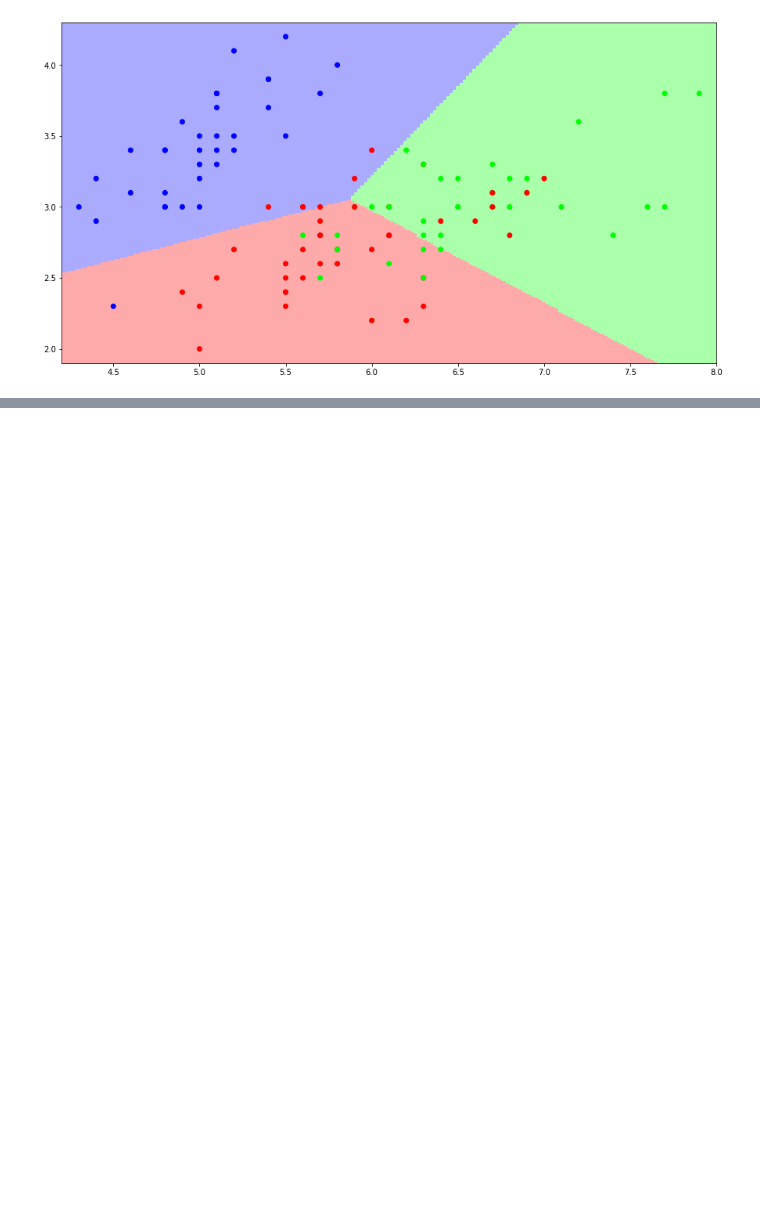
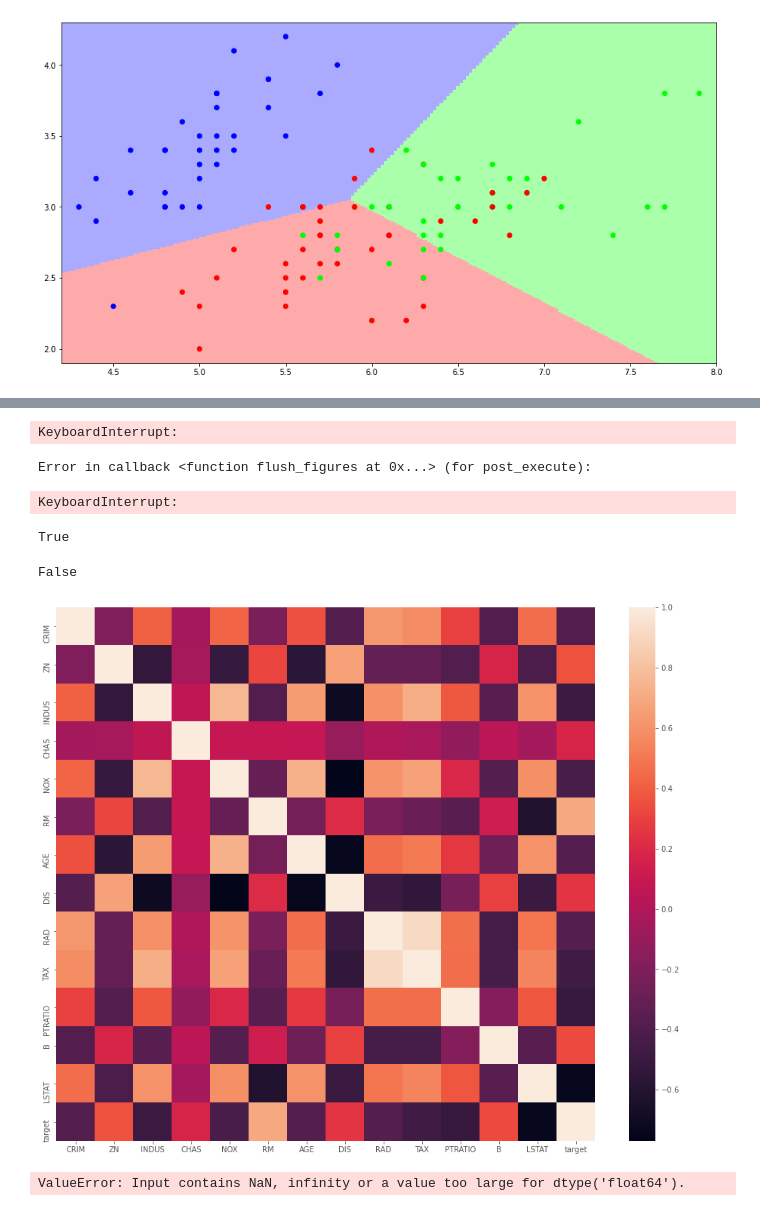
Before and after one commit to kirvlasenkov/DLS, a Jupyter notebook: seminars/03[lin_models]/[seminar,adv]linreg_regularization.ipynb, the cells around one changed output, grey strips where cells are left out. Saved outputs shown, nothing was run; the diff lists cells and outputs as text; code cells hidden in the pictures; blank space fills up the shorter version.

```diff
--- a/seminars/03[lin_models]/[seminar,adv]linreg_regularization.ipynb
+++ b/seminars/03[lin_models]/[seminar,adv]linreg_regularization.ipynb
@@ -1003,0 +1038,4 @@ plt.scatter(X_train[names[0]], X_train[names[1]], c=y_train, cmap='brg')
+# %%
+from sklearn.datasets import load_boston
+
+X = load_boston()
@@ -1003,0 +1046,4 @@ plt.scatter(X_train[names[0]], X_train[names[1]], c=y_train, cmap='brg')
+# %%
+df = pd.DataFrame(X['data'], columns=X['feature_names'])
+df_target = pd.DataFrame(X['target'], columns=('target',))
+df = pd.concat([df, df_target], axis=1)
@@ -1003,0 +1116,2 @@ plt.scatter(X_train[names[0]], X_train[names[1]], c=y_train, cmap='brg')
+# %%
+df = df.dropna()
@@ -1003,0 +1120,20 @@ plt.scatter(X_train[names[0]], X_train[names[1]], c=y_train, cmap='brg')
+# %%
+sns.pairplot(df);
+# %% [output]
+KeyboardInterrupt:
+Error in callback <function flush_figures at 0x...> (for post_execute):
+KeyboardInterrupt:
+# %%
+np.all(np.isfinite(df))
+# %% [output]
+True
+# %%
+np.any(np.isnan(df))
+# %% [output]
+False
+# %%
+fig, ax = plt.subplots(figsize=(16, 13))
+
+sns.heatmap(df.corr());
+# %% [output]
+[figure, added]
@@ -1003,0 +1150,5 @@ plt.scatter(X_train[names[0]], X_train[names[1]], c=y_train, cmap='brg')
+# %%
+prediction = clf.predict(X_test)
+print(f"MSE for classifaction LOL: {mean_squared_error(y_test, prediction)}")
+# %% [output]
+ValueError: Input contains NaN, infinity or a value too large for dtype('float64').
```
Also changed, not shown: parts of 15 cells of this notebook, 3 other files.
